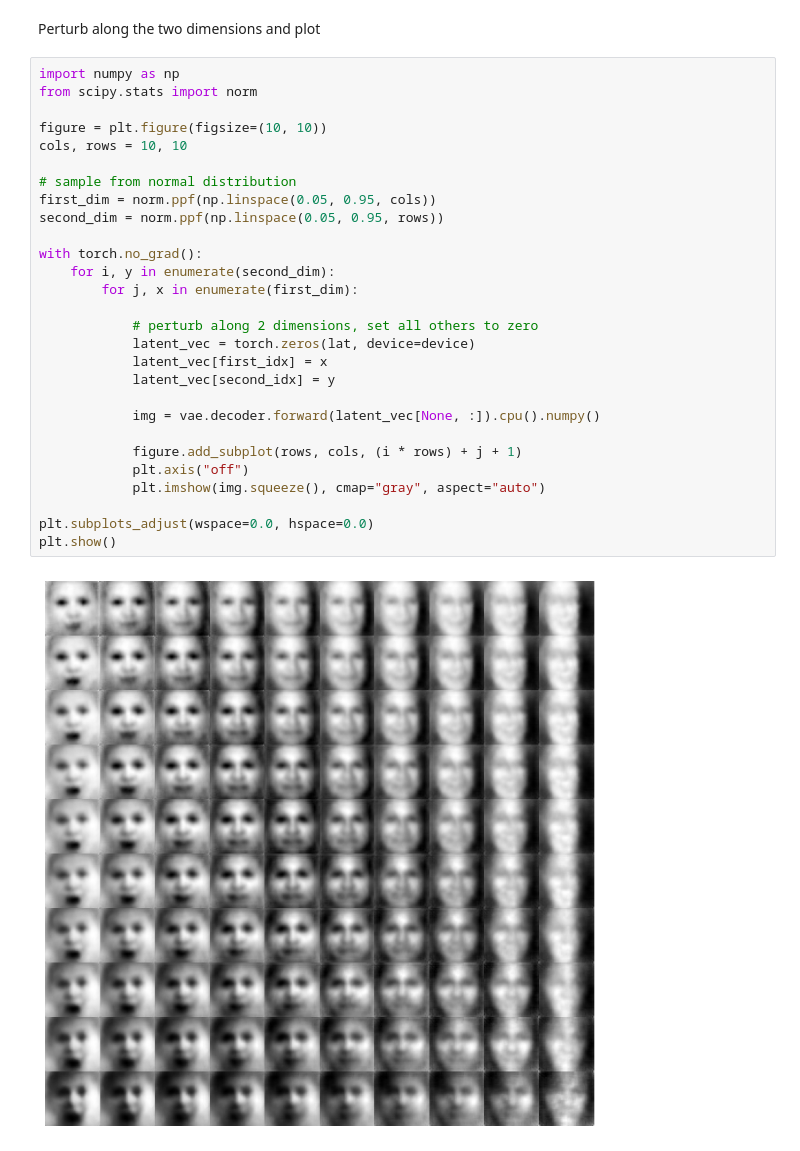
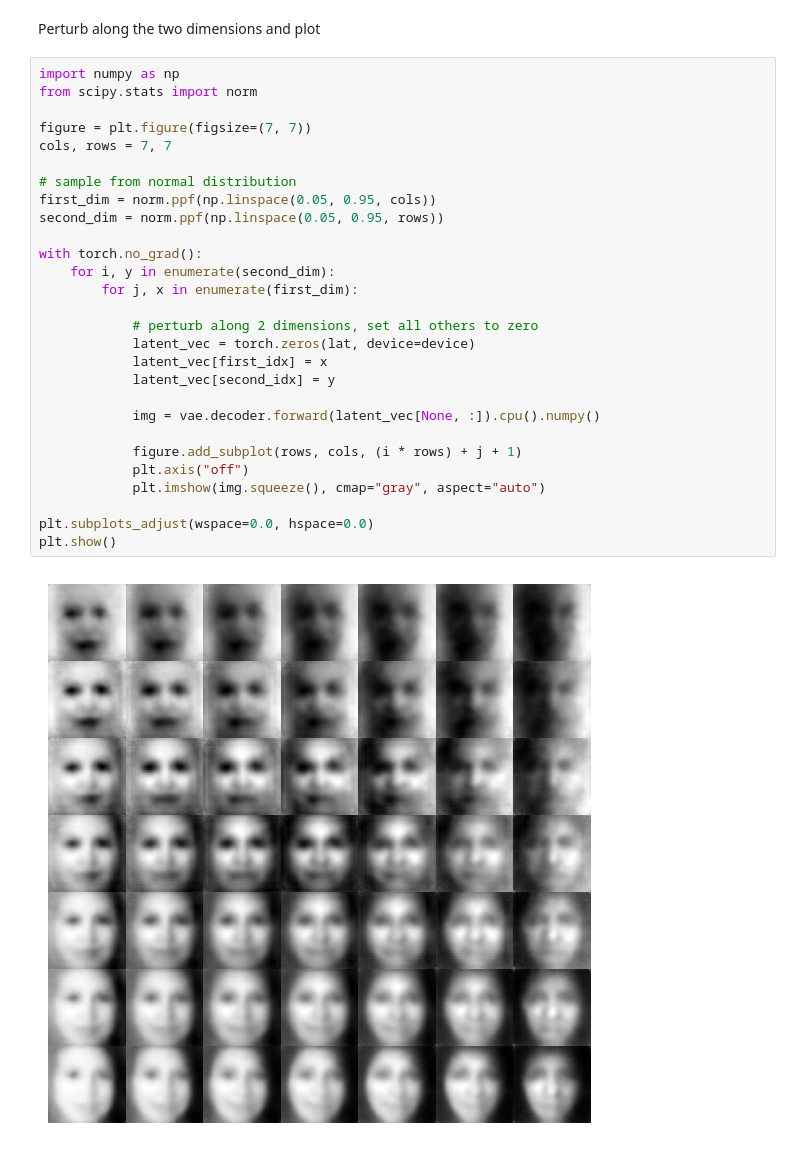
Before and after one commit to ZhiqiEliWang/csci4968-VAE-project, a Jupyter notebook: vae.ipynb, the cells around one changed output. Saved outputs shown, nothing was run; the diff lists cells and outputs as text.

```diff
--- a/vae.ipynb
+++ b/vae.ipynb
@@ -283,30 +283,30 @@ Perturb along the two dimensions and plot
 # %%
 import numpy as np
 from scipy.stats import norm
 
-figure = plt.figure(figsize=(10, 10))
-cols, rows = 10, 10
+figure = plt.figure(figsize=(7, 7))
+cols, rows = 7, 7
 
 # sample from normal distribution
 first_dim = norm.ppf(np.linspace(0.05, 0.95, cols))
 second_dim = norm.ppf(np.linspace(0.05, 0.95, rows))
 
 with torch.no_grad():
     for i, y in enumerate(second_dim):
         for j, x in enumerate(first_dim):
 
             # perturb along 2 dimensions, set all others to zero
             latent_vec = torch.zeros(lat, device=device)
             latent_vec[first_idx] = x
             latent_vec[second_idx] = y
 
             img = vae.decoder.forward(latent_vec[None, :]).cpu().numpy()
 
             figure.add_subplot(rows, cols, (i * rows) + j + 1)
             plt.axis("off")
             plt.imshow(img.squeeze(), cmap="gray", aspect="auto")
 
 plt.subplots_adjust(wspace=0.0, hspace=0.0)
 plt.show()
 # %% [output]
-[figure, old version]
+[figure, new version]
```
Also changed, not shown: parts of 7 cells of this notebook.
